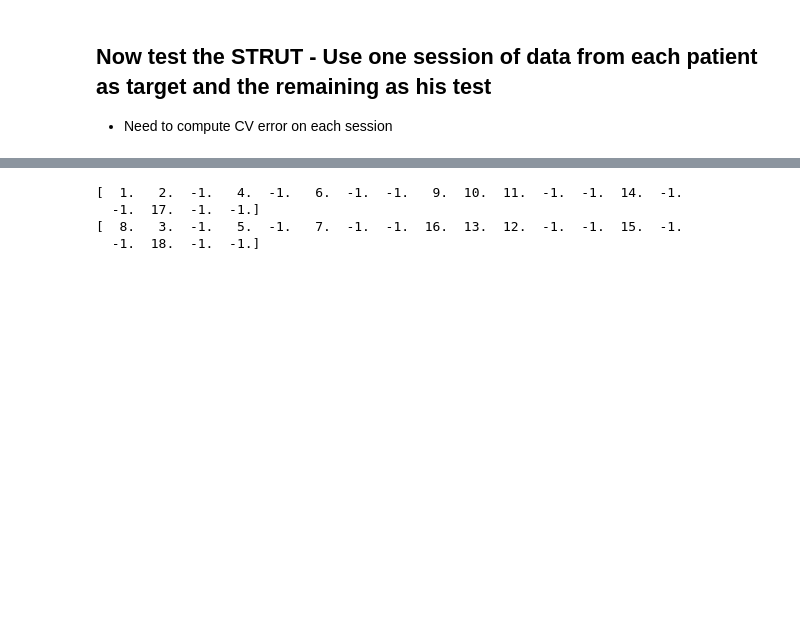
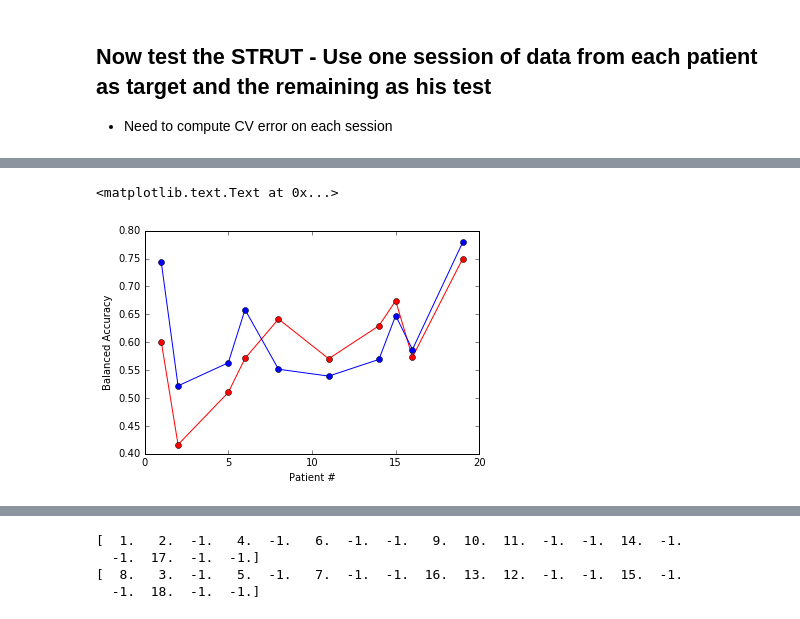
Before and after one commit to Luke3D/TransferRandomForest, a Jupyter notebook: TestonARData_STRUT.ipynb, the cells around one changed output, grey strips where cells are left out. Saved outputs shown, nothing was run; the diff lists cells and outputs as text; code cells hidden in the pictures; blank space fills up the shorter version.

```diff
--- a/TestonARData_STRUT.ipynb
+++ b/TestonARData_STRUT.ipynb
@@ -441,13 +483,13 @@ Xtrain = HealthyData.select_columns(feature_cols).to_numpy()
 ytrain = HealthyData.select_columns(label_cols).to_numpy()
 ytrain = ytrain.reshape(-1) #to squeeze last dimension and obtain a 1D array
 
-RF = RandomForestClassifier(n_estimators=10)
+RF = RandomForestClassifier(n_estimators=50,criterion='entropy')
 RF = RF.fit(Xtrain,ytrain)
 
 #test on each patient (CBR)
 #PatientCodes = CBRData['SubjID'].unique()
 #PatientCodes = PatientCodes.sort()
-PatientCodes = np.array([1, 2, 5, 6, 8, 11, 14, 15, 16, 19]) #all patient with 4 sessions in CBR
+PatientCodes = np.array([1, 2, 5, 6, 8, 11, 14, 15, 16, 19]) #all patient with 4 sessions in CBR (06 Missing Stairs UP!)
 SOacc = np.zeros(len(PatientCodes))
 k = 0
 
@@ -563,0 +698,9 @@ IndexError: index 4 is out of bounds for axis 1 with size 4
+# %%
+#DG ONLY
+plt.figure(1)
+plt.plot(PatientCodes,STRUTacc,'ro-',PatientCodes,TOacc,'bo-')
+plt.xlabel('Patient #')
+plt.ylabel('Balanced Accuracy')
+# %% [output]
+<matplotlib.text.Text at 0x...>
+[figure, added]
```
Also changed, not shown: parts of 21 cells of this notebook, 1 other file.
